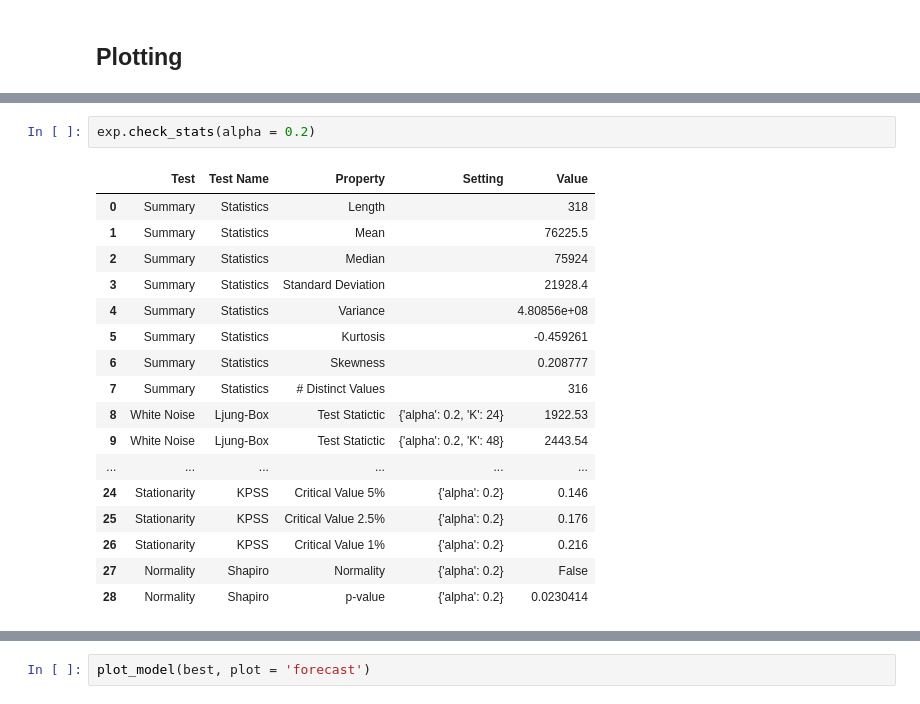
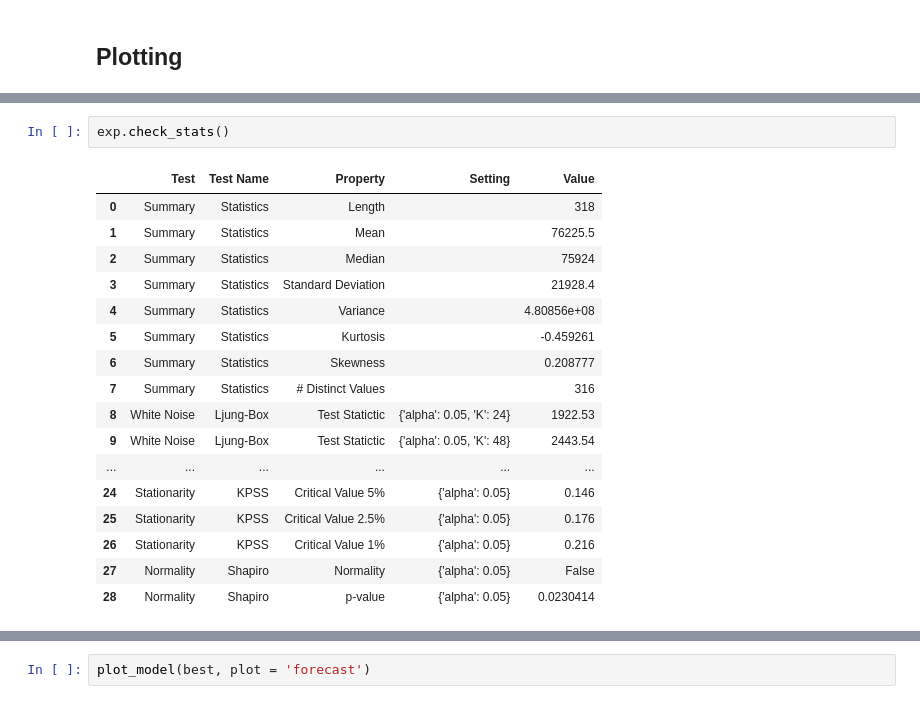
Before and after one commit to GautamKanagaraj/m_tech, a Jupyter notebook: Models/Pycaret.ipynb, the cells around one changed output, grey strips where cells are left out. Cells and saved outputs as stored; diff of their text form.

```diff
--- a/Models/Pycaret.ipynb
+++ b/Models/Pycaret.ipynb
@@ -167,22 +230,22 @@ exp.plot_model(plot="diagnostics")
 # %% [output]
 [interactive output not drawn]
 # %%
-exp.check_stats(alpha = 0.2)
+exp.check_stats()
 # %% [output]
 |  | Test | Test Name | Property | Setting | Value |
 | 0 | Summary | Statistics | Length |  | 318 |
 | 1 | Summary | Statistics | Mean |  | 76225.5 |
 | 2 | Summary | Statistics | Median |  | 75924 |
 | 3 | Summary | Statistics | Standard Deviation |  | 21928.4 |
 | 4 | Summary | Statistics | Variance |  | 4.80856e+08 |
 | 5 | Summary | Statistics | Kurtosis |  | -0.459261 |
 | 6 | Summary | Statistics | Skewness |  | 0.208777 |
 | 7 | Summary | Statistics | # Distinct Values |  | 316 |
-| 8 | White Noise | Ljung-Box | Test Statictic | {'alpha': 0.2, 'K': 24} | 1922.53 |
-| 9 | White Noise | Ljung-Box | Test Statictic | {'alpha': 0.2, 'K': 48} | 2443.54 |
+| 8 | White Noise | Ljung-Box | Test Statictic | {'alpha': 0.05, 'K': 24} | 1922.53 |
+| 9 | White Noise | Ljung-Box | Test Statictic | {'alpha': 0.05, 'K': 48} | 2443.54 |
 | ... | ... | ... | ... | ... | ... |
-| 24 | Stationarity | KPSS | Critical Value 5% | {'alpha': 0.2} | 0.146 |
-| 25 | Stationarity | KPSS | Critical Value 2.5% | {'alpha': 0.2} | 0.176 |
-| 26 | Stationarity | KPSS | Critical Value 1% | {'alpha': 0.2} | 0.216 |
-| 27 | Normality | Shapiro | Normality | {'alpha': 0.2} | False |
-| 28 | Normality | Shapiro | p-value | {'alpha': 0.2} | 0.0230414 |
+| 24 | Stationarity | KPSS | Critical Value 5% | {'alpha': 0.05} | 0.146 |
+| 25 | Stationarity | KPSS | Critical Value 2.5% | {'alpha': 0.05} | 0.176 |
+| 26 | Stationarity | KPSS | Critical Value 1% | {'alpha': 0.05} | 0.216 |
+| 27 | Normality | Shapiro | Normality | {'alpha': 0.05} | False |
+| 28 | Normality | Shapiro | p-value | {'alpha': 0.05} | 0.0230414 |
```
Also changed, not shown: parts of 19 cells of this notebook, 9 other files.
